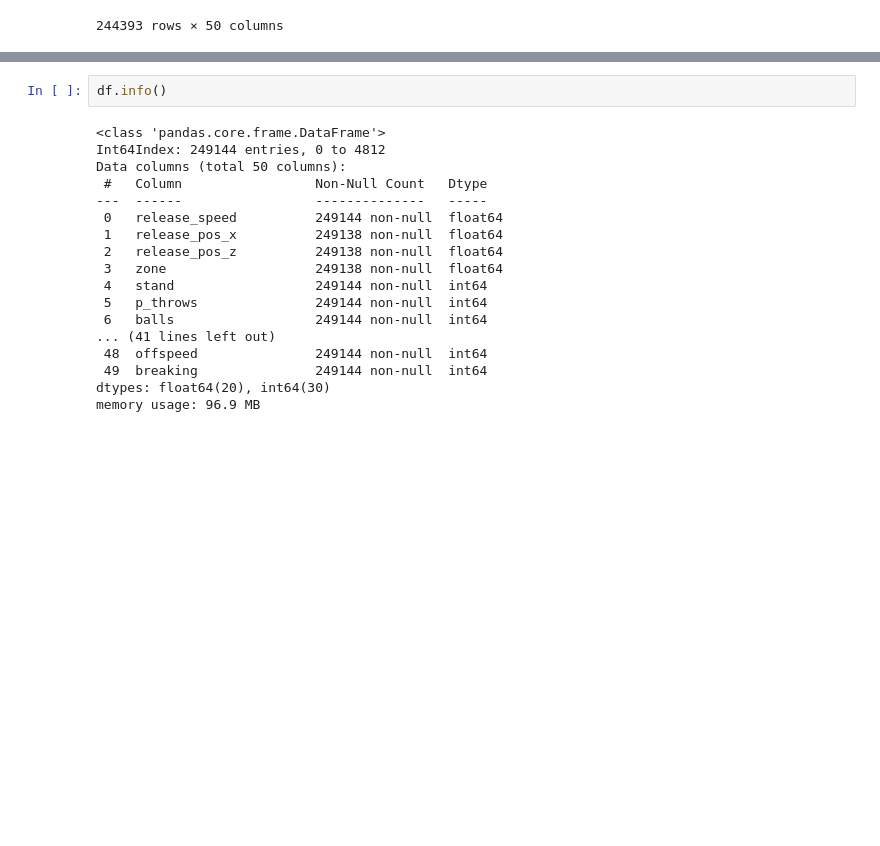
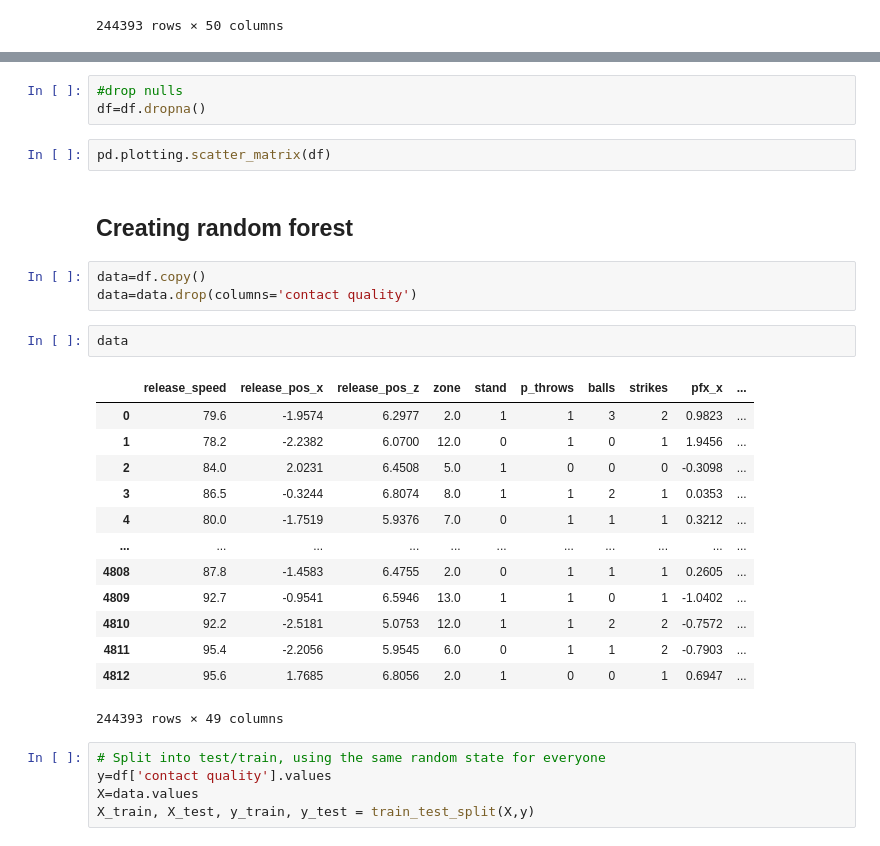
Before and after one commit to josephshanks/A-Comeback-Story, a Jupyter notebook: EDA.ipynb, the cells around one changed output, grey strips where cells are left out. Drawn from its saved outputs; the diff is of its cells as text; blank space fills up the shorter version.

Commit message:
rf and log test

```diff
--- a/EDA.ipynb
+++ b/EDA.ipynb
@@ -163,23 +182,34 @@ df['p_throws']=df['p_throws'].apply(lambda x: 1 if x=='R' else 0)
 df['inning_topbot']=df['inning_topbot'].apply(lambda x: 1 if x=='Bot' else 0)
 df['if_fielding_alignment']=df['if_fielding_alignment'].apply(lambda x: 0 if x=='Standard' else 1)
 df['of_fielding_alignment']=df['of_fielding_alignment'].apply(lambda x: 0 if x=='Standard' else 1)
-# %%
-df.info()
-# %% [output]
-<class 'pandas.core.frame.DataFrame'>
-Int64Index: 249144 entries, 0 to 4812
-Data columns (total 50 columns):
- #   Column                 Non-Null Count   Dtype
----  ------                 --------------   -----
- 0   release_speed          249144 non-null  float64
- 1   release_pos_x          249138 non-null  float64
- 2   release_pos_z          249138 non-null  float64
- 3   zone                   249138 non-null  float64
- 4   stand                  249144 non-null  int64
- 5   p_throws               249144 non-null  int64
- 6   balls                  249144 non-null  int64
-... (41 lines left out)
- 48  offspeed               249144 non-null  int64
- 49  breaking               249144 non-null  int64
-dtypes: float64(20), int64(30)
-memory usage: 96.9 MB
+# %%
+#drop nulls
+df=df.dropna()
+# %%
+pd.plotting.scatter_matrix(df)
+# %% [markdown]
+## Creating random forest
+# %%
+data=df.copy()
+data=data.drop(columns='contact quality')
+# %%
+data
+# %% [output]
+|  | release_speed | release_pos_x | release_pos_z | zone | stand | p_throws | balls | strikes | pfx_x | ... |
+| 0 | 79.6 | -1.9574 | 6.2977 | 2.0 | 1 | 1 | 3 | 2 | 0.9823 | ... |
+| 1 | 78.2 | -2.2382 | 6.0700 | 12.0 | 0 | 1 | 0 | 1 | 1.9456 | ... |
+| 2 | 84.0 | 2.0231 | 6.4508 | 5.0 | 1 | 0 | 0 | 0 | -0.3098 | ... |
+| 3 | 86.5 | -0.3244 | 6.8074 | 8.0 | 1 | 1 | 2 | 1 | 0.0353 | ... |
+| 4 | 80.0 | -1.7519 | 5.9376 | 7.0 | 0 | 1 | 1 | 1 | 0.3212 | ... |
+| ... | ... | ... | ... | ... | ... | ... | ... | ... | ... | ... |
+| 4808 | 87.8 | -1.4583 | 6.4755 | 2.0 | 0 | 1 | 1 | 1 | 0.2605 | ... |
+| 4809 | 92.7 | -0.9541 | 6.5946 | 13.0 | 1 | 1 | 0 | 1 | -1.0402 | ... |
+| 4810 | 92.2 | -2.5181 | 5.0753 | 12.0 | 1 | 1 | 2 | 2 | -0.7572 | ... |
+| 4811 | 95.4 | -2.2056 | 5.9545 | 6.0 | 0 | 1 | 1 | 2 | -0.7903 | ... |
+| 4812 | 95.6 | 1.7685 | 6.8056 | 2.0 | 1 | 0 | 0 | 1 | 0.6947 | ... |
+244393 rows × 49 columns
+# %%
+# Split into test/train, using the same random state for everyone
+y=df['contact quality'].values
+X=data.values
+X_train, X_test, y_train, y_test = train_test_split(X,y)
```
Also changed, not shown: parts of 14 cells of this notebook.
